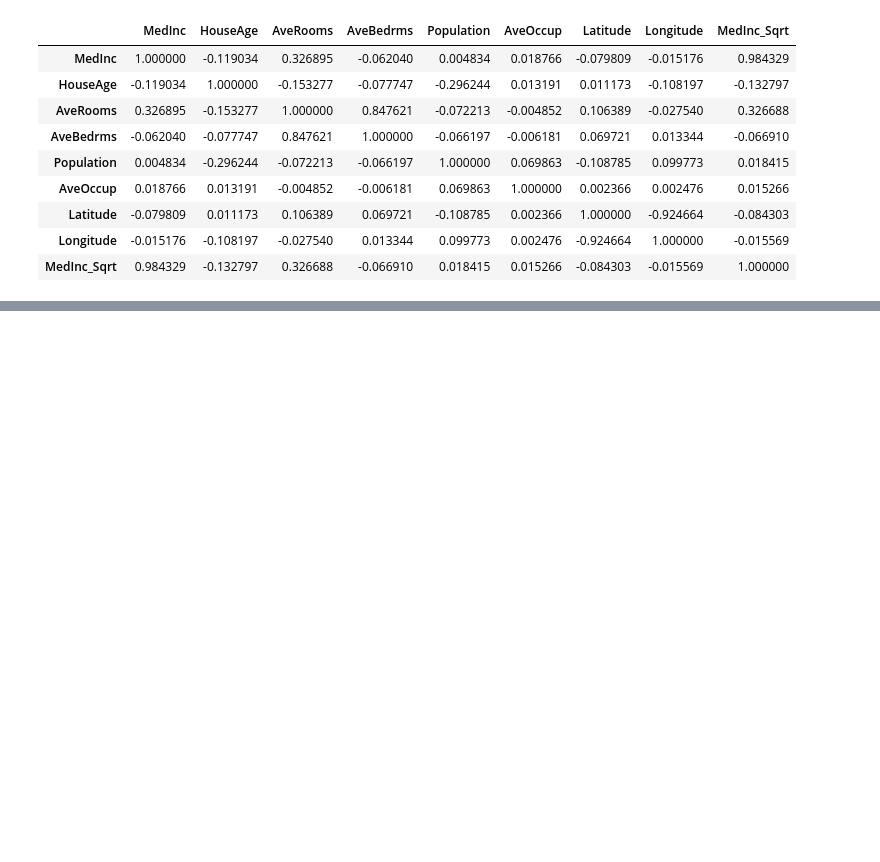
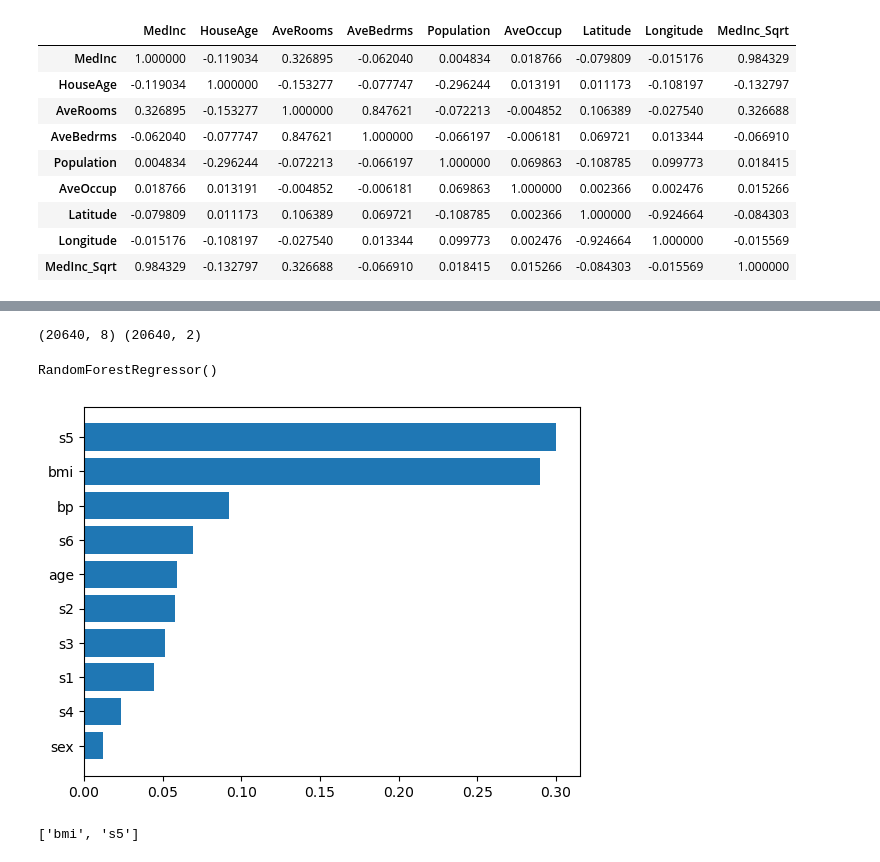
Before and after one commit to akkrambasit0114/AAAMLP, a Jupyter notebook: notebooks/feature_selection.ipynb, the cells around one changed output, grey strips where cells are left out. Drawn from its saved outputs; the diff is of its cells as text; code cells hidden in the pictures; blank space fills up the shorter version.

Commit message:
Feature Selection complete-2

```diff
--- a/notebooks/feature_selection.ipynb
+++ b/notebooks/feature_selection.ipynb
@@ -123,0 +292,68 @@ X_transformed = ufs.transform(X)
+# %%
+print(X.shape, X_transformed.shape)
+# %% [output]
+(20640, 8) (20640, 2)
+# %%
+# feature coefficient or the importance of features
+# if Coeffiecent > threshold: Keep it!! else DISCARD
+
+import pandas as pd
+from sklearn.datasets import load_diabetes
+from sklearn.ensemble import RandomForestRegressor
+
+# fetch a regression dataset
+# in diabetes data we predict diabetes progression
+# after one year based on some features
+data = load_diabetes()
+X = data["data"]
+col_names = data["feature_names"]
+y = data["target"]
+
+# initialize the model
+model = RandomForestRegressor()
+
+# fit the model
+model.fit(X, y)
+# %% [output]
+RandomForestRegressor()
+# %%
+importances = model.feature_importances_
+idxs = np.argsort(importances)
+plt.barh(range(len(idxs)), importances[idxs], align='center')
+plt.yticks(range(len(idxs)), [col_names[i] for i in idxs])
+plt.show()
+# %% [output]
+[figure, added]
+# %%
+#  Scikit-learn also offers SelectFromModel class
+# helps you to choose featues directly from a given model
+
+import pandas as pd
+from sklearn.datasets import load_diabetes
+from sklearn.ensemble import RandomForestRegressor
+from sklearn.feature_selection import SelectFromModel
+
+# fetch a regression dataset
+# in diabetes data we predict diabetes progression
+# after one yeature based on some features
+data = load_diabetes()
+X = data["data"]
+col_names = data["feature_names"]
+y = data["target"]
+
+# initialize the model
+model = RandomForestRegressor()
+
+# select from the model
+sfm = SelectFromModel(estimator=model)
+X_transformed = sfm.fit_transform(X, y)
+
+# see which features were selected
+support = sfm.get_support()
+
+# get feature names
+print(
+    [ x for x, y in zip(col_names, support) if y == True]
+)
+# %% [output]
+['bmi', 's5']
```
Also changed, not shown: parts of 5 cells of this notebook, 2 other files.
